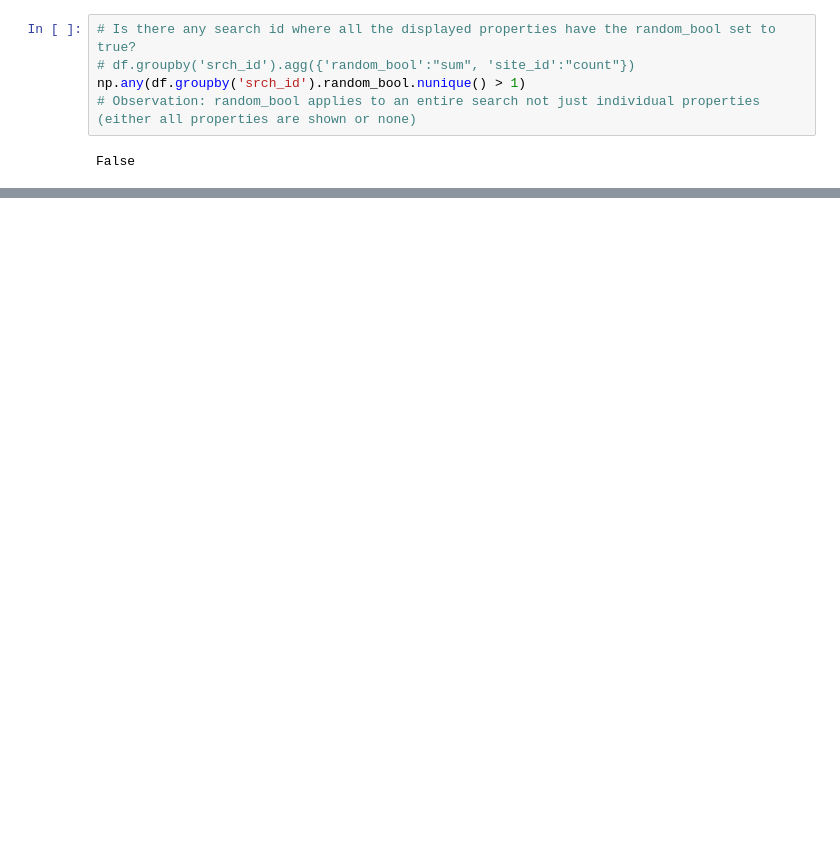
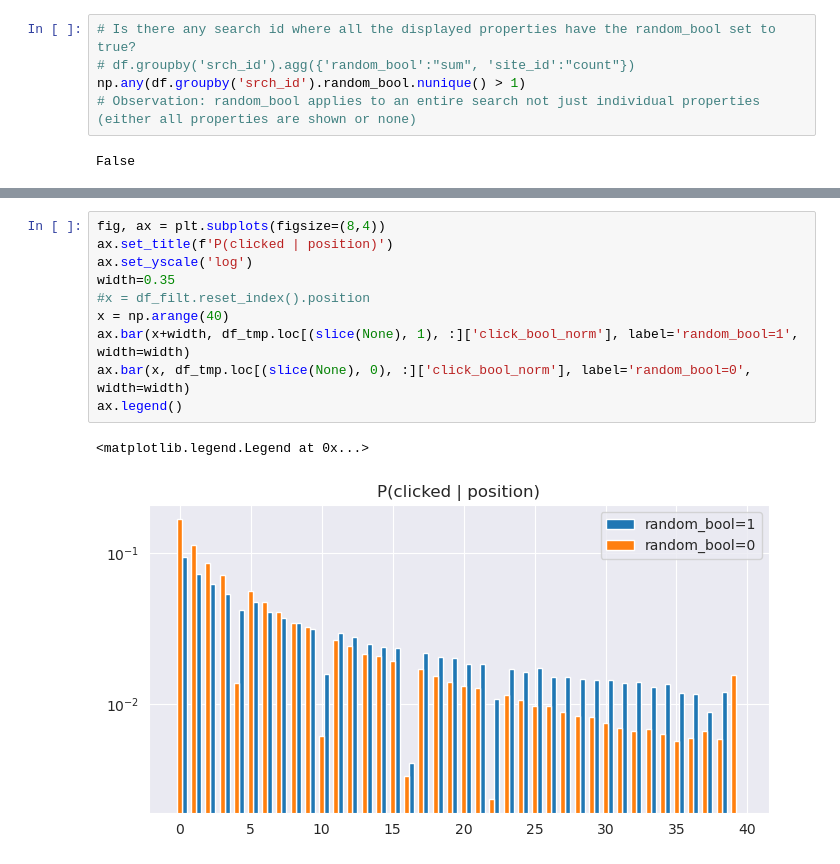
Before and after one commit to chrysapz/Expedia-Hotel-Reccomendation, a Jupyter notebook: robert.ipynb, the cells around one changed output, grey strips where cells are left out. Drawn from its saved outputs; the diff is of its cells as text; blank space fills up the shorter version.

```diff
--- a/robert.ipynb
+++ b/robert.ipynb
@@ -143,0 +227,13 @@ click_pos_hist(random_bool=0)
+# %%
+fig, ax = plt.subplots(figsize=(8,4))
+ax.set_title(f'P(clicked | position)')
+ax.set_yscale('log')
+width=0.35
+#x = df_filt.reset_index().position
+x = np.arange(40)
+ax.bar(x+width, df_tmp.loc[(slice(None), 1), :]['click_bool_norm'], label='random_bool=1', width=width)
+ax.bar(x, df_tmp.loc[(slice(None), 0), :]['click_bool_norm'], label='random_bool=0', width=width)
+ax.legend()
+# %% [output]
+<matplotlib.legend.Legend at 0x...>
+[figure, added]
```
Also changed, not shown: parts of 78 cells of this notebook.
